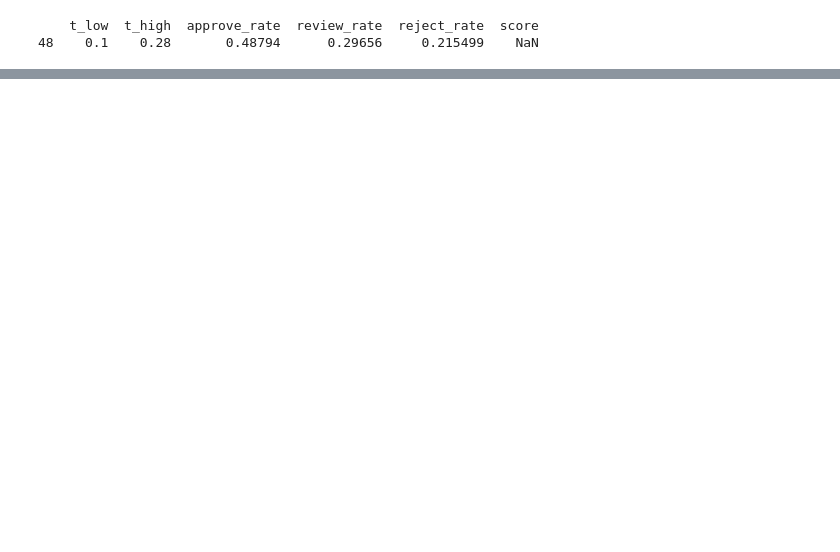
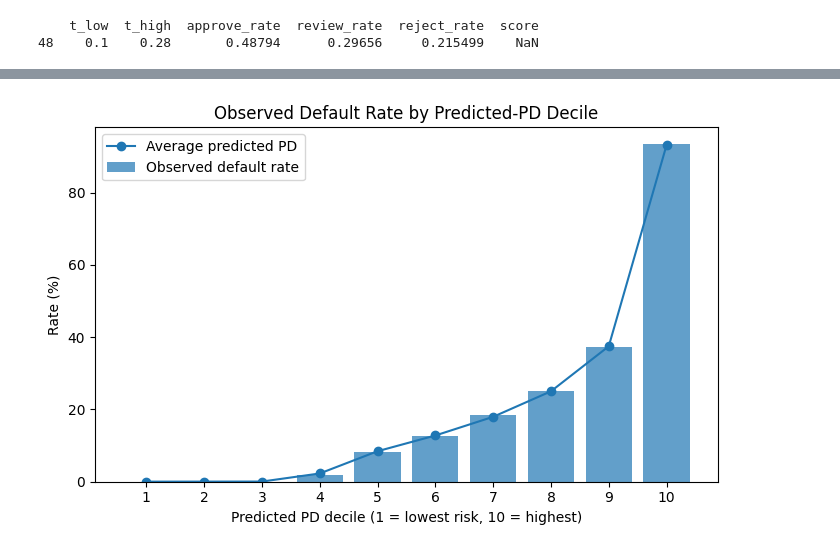
Before and after one commit to shaneqwaszx/riskgate-underwriting-engine, a Jupyter notebook: internal_test.ipynb, the cells around one changed output, grey strips where cells are left out. Cells and saved outputs as stored; diff of their text form; code cells hidden in the pictures; blank space fills up the shorter version.

```diff
--- a/internal_test.ipynb
+++ b/internal_test.ipynb
@@ -447,0 +436,34 @@ FileNotFoundError: [Errno 2] No such file or directory: 'riskgate_randomized_cus
+# %%
+import pandas as pd
+import numpy as np
+import matplotlib.pyplot as plt
+
+df_dec = pd.DataFrame({
+    "pd_score": p_dep_uncal,
+    "y_true": y_test_raw
+}).copy()
+
+df_dec["decile"] = pd.qcut(df_dec["pd_score"], 10, labels=range(1, 11), duplicates="drop")
+
+agg = (
+    df_dec.groupby("decile", observed=False)
+    .agg(avg_pred_pd=("pd_score", "mean"),
+         observed_default_rate=("y_true", "mean"))
+    .reset_index()
+)
+
+agg["observed_default_rate"] *= 100
+agg["avg_pred_pd"] *= 100
+
+fig, ax1 = plt.subplots(figsize=(7, 4.5))
+ax1.bar(agg["decile"].astype(str), agg["observed_default_rate"], alpha=0.7, label="Observed default rate")
+ax1.plot(agg["decile"].astype(str), agg["avg_pred_pd"], marker="o", label="Average predicted PD")
+ax1.set_xlabel("Predicted PD decile (1 = lowest risk, 10 = highest)")
+ax1.set_ylabel("Rate (%)")
+ax1.set_title("Observed Default Rate by Predicted-PD Decile")
+ax1.legend()
+plt.tight_layout()
+plt.savefig("fig_pd_deciles.png", dpi=300, bbox_inches="tight")
+plt.show()
+# %% [output]
+[figure, added]
```
Also changed, not shown: parts of 6 cells of this notebook, 1 other file.
